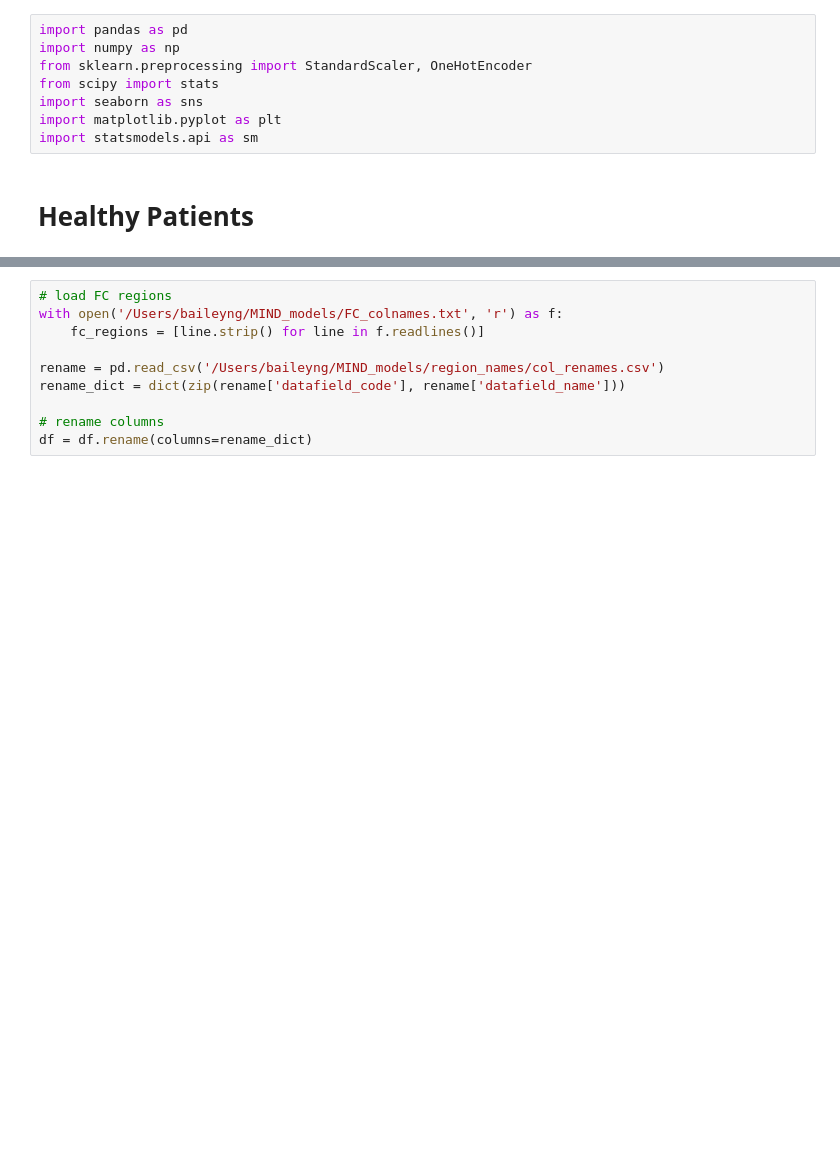
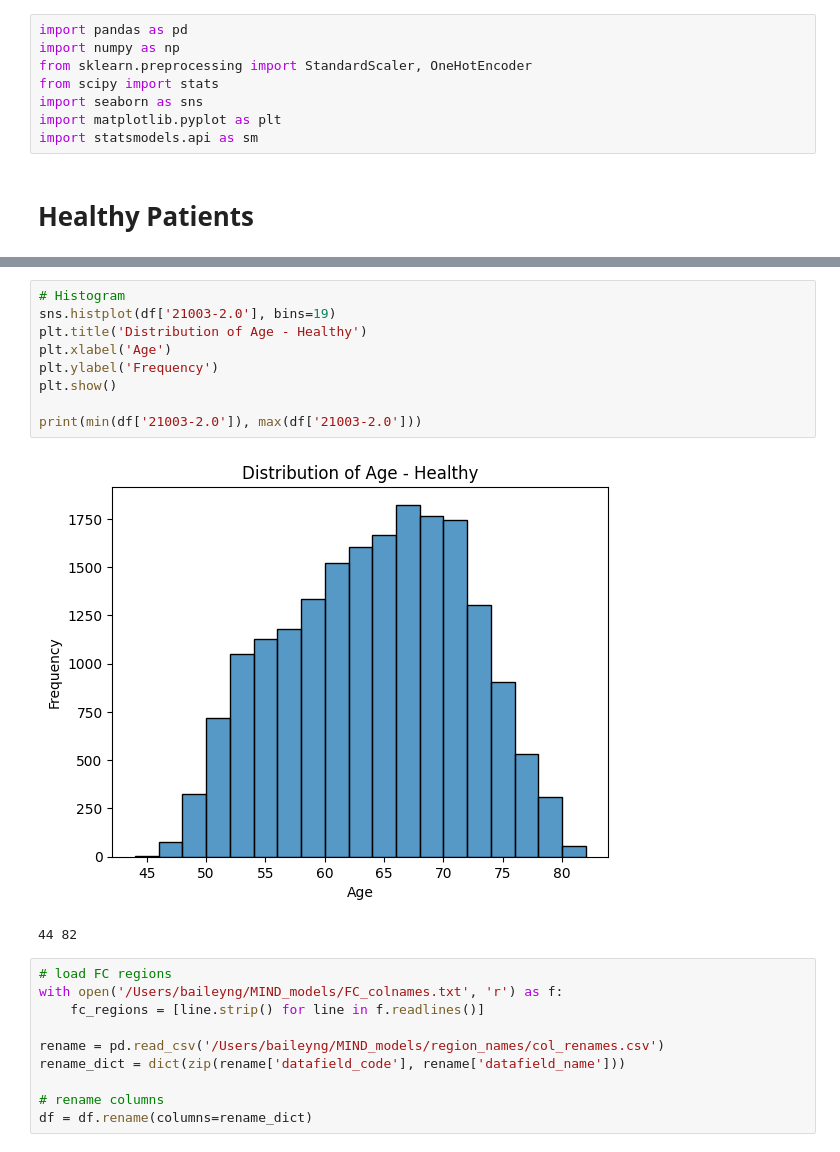
Before and after one commit to bailey168/MIND_models, a Jupyter notebook: NEO/lm.ipynb, the cells around one changed output, grey strips where cells are left out. Saved outputs shown, nothing was run; the diff lists cells and outputs as text; blank space fills up the shorter version.

```diff
--- a/NEO/lm.ipynb
+++ b/NEO/lm.ipynb
@@ -25,3 +25,15 @@ plt.show()
+# %%
+# Histogram
+sns.histplot(df['21003-2.0'], bins=19)
+plt.title('Distribution of Age - Healthy')
+plt.xlabel('Age')
+plt.ylabel('Frequency')
+plt.show()
+
+print(min(df['21003-2.0']), max(df['21003-2.0']))
+# %% [output]
+[figure, added]
+44 82
 # %%
 # load FC regions
 with open('/Users/baileyng/MIND_models/FC_colnames.txt', 'r') as f:
```
Also changed, not shown: parts of 3 cells of this notebook, 4 other files.
